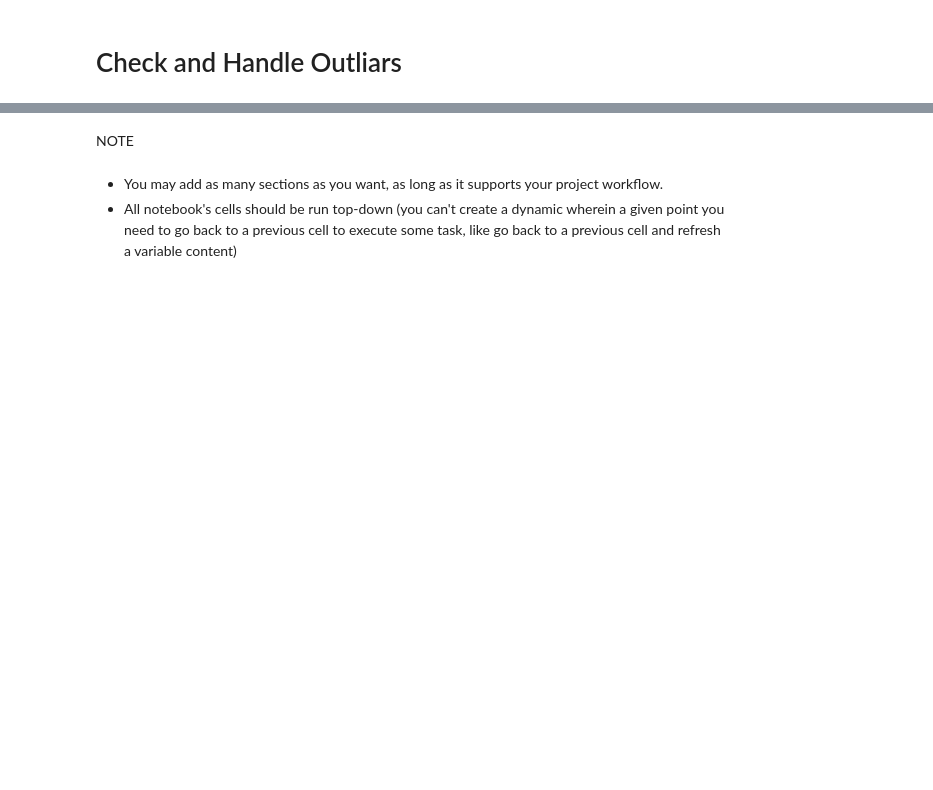
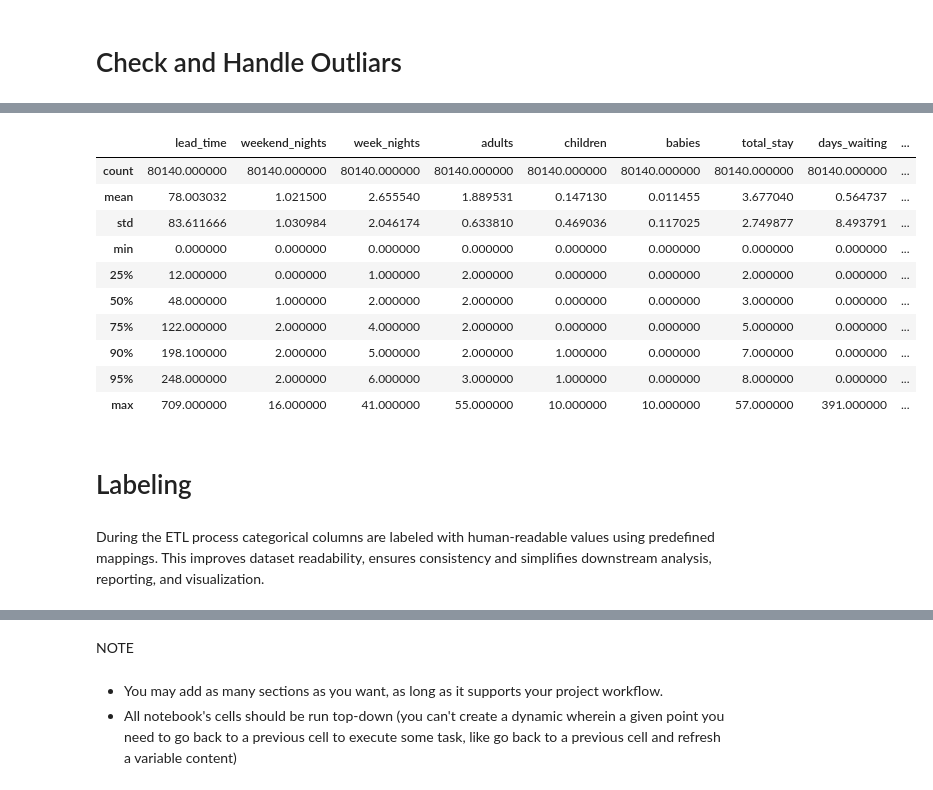
Before and after one commit to desi0302/CancelScope-Hotel-Booking-Analysis, a Jupyter notebook: jupyter_notebooks/etl.ipynb, the cells around one changed output, grey strips where cells are left out. Cells and saved outputs as stored; diff of their text form; code cells hidden in the pictures; blank space fills up the shorter version.

```diff
--- a/jupyter_notebooks/etl.ipynb
+++ b/jupyter_notebooks/etl.ipynb
@@ -394,0 +446,24 @@ plt.show()
+# %%
+# Summary statistics for numeric columns
+numeric_cols = [
+    'lead_time', 'weekend_nights', 'week_nights', 'adults', 'children',
+    'babies', 'total_stay', 'days_waiting', 'total_guests', 'cancellation_ratio'
+]
+
+df[numeric_cols].describe(percentiles=[.25, .5, .75, .9, .95])
+# %% [output]
+|  | lead_time | weekend_nights | week_nights | adults | children | babies | total_stay | days_waiting | ... |
+| count | 80140.000000 | 80140.000000 | 80140.000000 | 80140.000000 | 80140.000000 | 80140.000000 | 80140.000000 | 80140.000000 | ... |
+| mean | 78.003032 | 1.021500 | 2.655540 | 1.889531 | 0.147130 | 0.011455 | 3.677040 | 0.564737 | ... |
+| std | 83.611666 | 1.030984 | 2.046174 | 0.633810 | 0.469036 | 0.117025 | 2.749877 | 8.493791 | ... |
+| min | 0.000000 | 0.000000 | 0.000000 | 0.000000 | 0.000000 | 0.000000 | 0.000000 | 0.000000 | ... |
+| 25% | 12.000000 | 0.000000 | 1.000000 | 2.000000 | 0.000000 | 0.000000 | 2.000000 | 0.000000 | ... |
+| 50% | 48.000000 | 1.000000 | 2.000000 | 2.000000 | 0.000000 | 0.000000 | 3.000000 | 0.000000 | ... |
+| 75% | 122.000000 | 2.000000 | 4.000000 | 2.000000 | 0.000000 | 0.000000 | 5.000000 | 0.000000 | ... |
+| 90% | 198.100000 | 2.000000 | 5.000000 | 2.000000 | 1.000000 | 0.000000 | 7.000000 | 0.000000 | ... |
+| 95% | 248.000000 | 2.000000 | 6.000000 | 3.000000 | 1.000000 | 0.000000 | 8.000000 | 0.000000 | ... |
+| max | 709.000000 | 16.000000 | 41.000000 | 55.000000 | 10.000000 | 10.000000 | 57.000000 | 391.000000 | ... |
+# %% [markdown]
+# Labeling
+# %% [markdown]
+During the ETL process categorical columns are labeled with human-readable values using predefined mappings. This improves dataset readability, ensures consistency and simplifies downstream analysis, reporting, and visualization.
```
Also changed, not shown: parts of 30 cells of this notebook, 1 other file.
